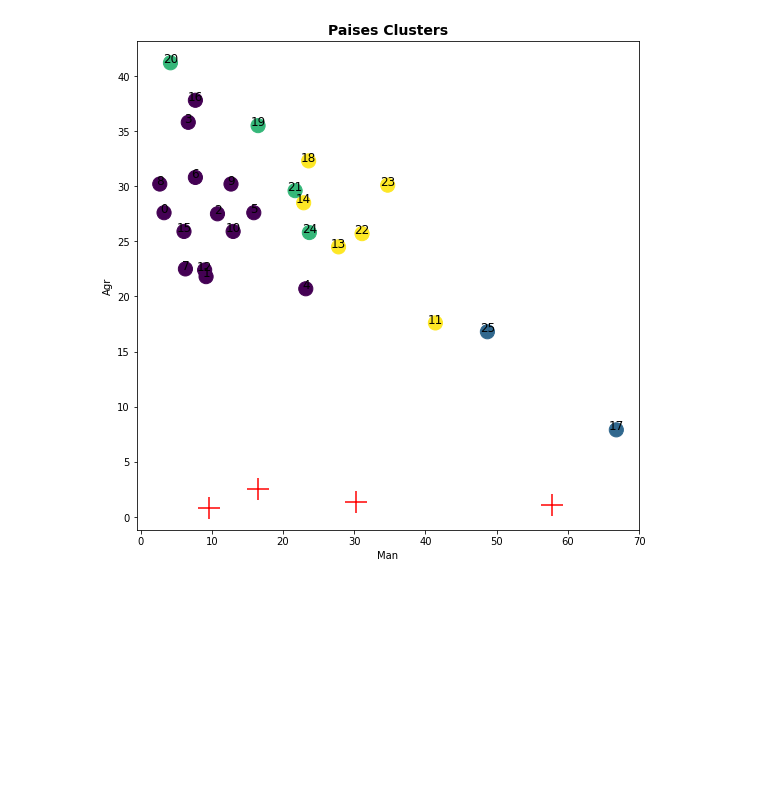
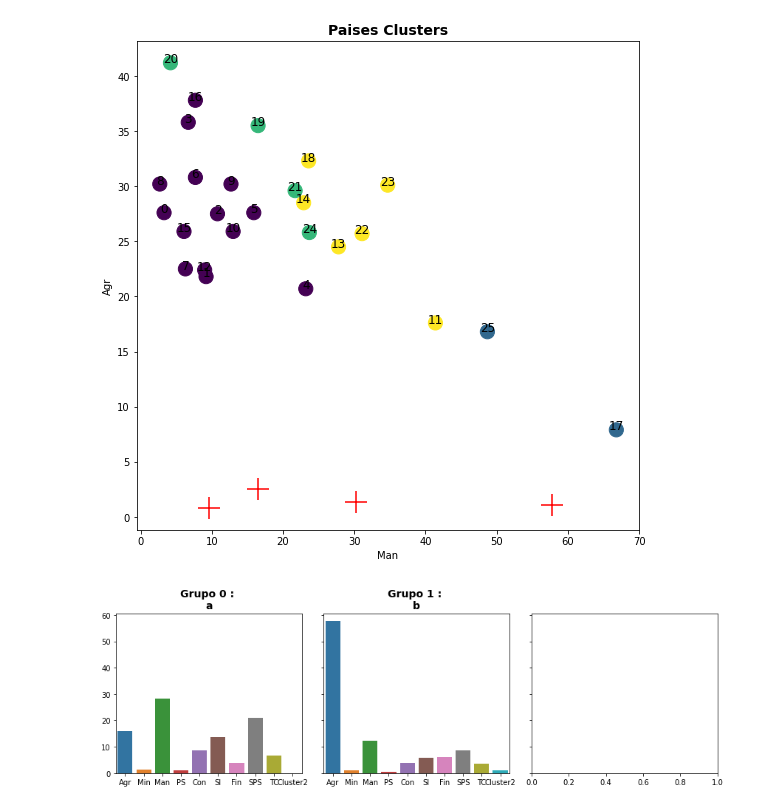
Before and after one commit to augustoberwaldt/BIG-DATA-ANALYTICS-MINERA-O-E-AN-LISE-DE-DADOS., a Jupyter notebook: BIG_A5_Clustering.ipynb, the cells around one changed output. Saved outputs shown, nothing was run; the diff lists cells and outputs as text; code cells hidden in the pictures; blank space fills up the shorter version.

```diff
--- a/BIG_A5_Clustering.ipynb
+++ b/BIG_A5_Clustering.ipynb
@@ -221,0 +243,3 @@ for n_clusters in range(2,11):
+# %%
+df['Cluster'] = labels
+df.head()
@@ -303,0 +461,15 @@ plt.show()
+# %%
+g = pd.DataFrame( df.groupby('Cluster').mean() ).reset_index()
+
+fig, ax = plt.subplots(1,3,figsize=(12,4),sharey=True)
+
+nomes = ['a','b','c']
+
+for i in range(len(g)):
+  sns.barplot(data=g[g.Cluster==i].drop(columns='Cluster'),ax=ax[i])
+  ax[i].set_title('Grupo ' + str(i) + ' : \n' + nomes[i], fontsize=14, weight='bold')
+
+plt.tight_layout()
+plt.show()
+# %% [output]
+[figure, added]
```
Also changed, not shown: parts of 8 cells of this notebook.
